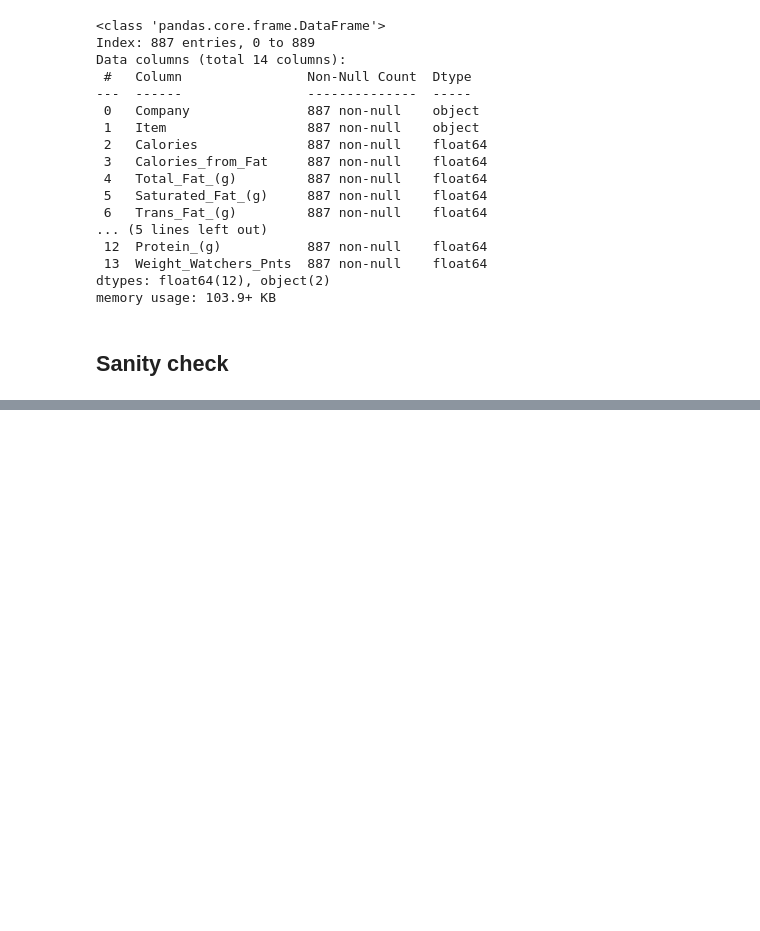
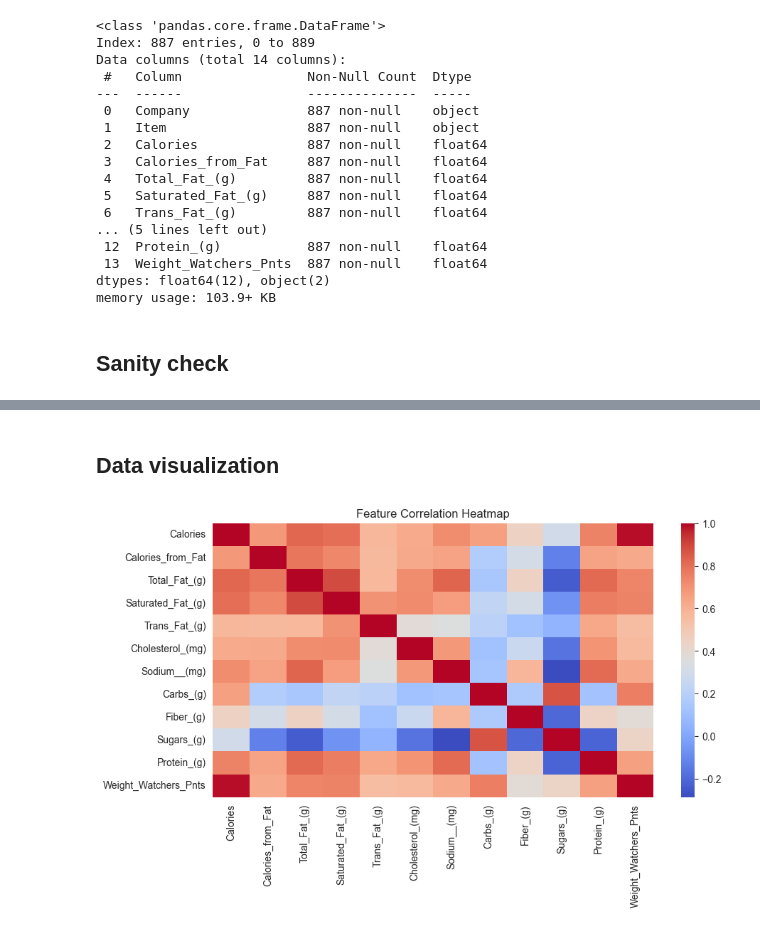
Before and after one commit to cr403/CS526, a Jupyter notebook: analysis.ipynb, the cells around one changed output, grey strips where cells are left out. Cells and saved outputs as stored; diff of their text form; code cells hidden in the pictures; blank space fills up the shorter version.

Commit message:
added heatmap for the feature candidates

```diff
--- a/analysis.ipynb
+++ b/analysis.ipynb
@@ -83,3 +83,12 @@ df.describe()
 | 50% | 250.000000 | 110.198413 | 6.000000 | 2.500000 | 0.000000 | 10.000000 | ... |
 | 75% | 400.000000 | 110.198413 | 17.000000 | 6.000000 | 0.000000 | 45.000000 | ... |
 | max | 1220.000000 | 750.000000 | 98.000000 | 33.000000 | 4.500000 | 575.000000 | ... |
+# %% [markdown]
+## Data visualization
+# %%
+plt.figure(figsize=(10, 5))
+sns.heatmap(df.select_dtypes(include=[np.number]).corr(), cmap="coolwarm", annot=False)
+plt.title("Feature Correlation Heatmap")
+plt.show()
+# %% [output]
+[figure, added]
```
